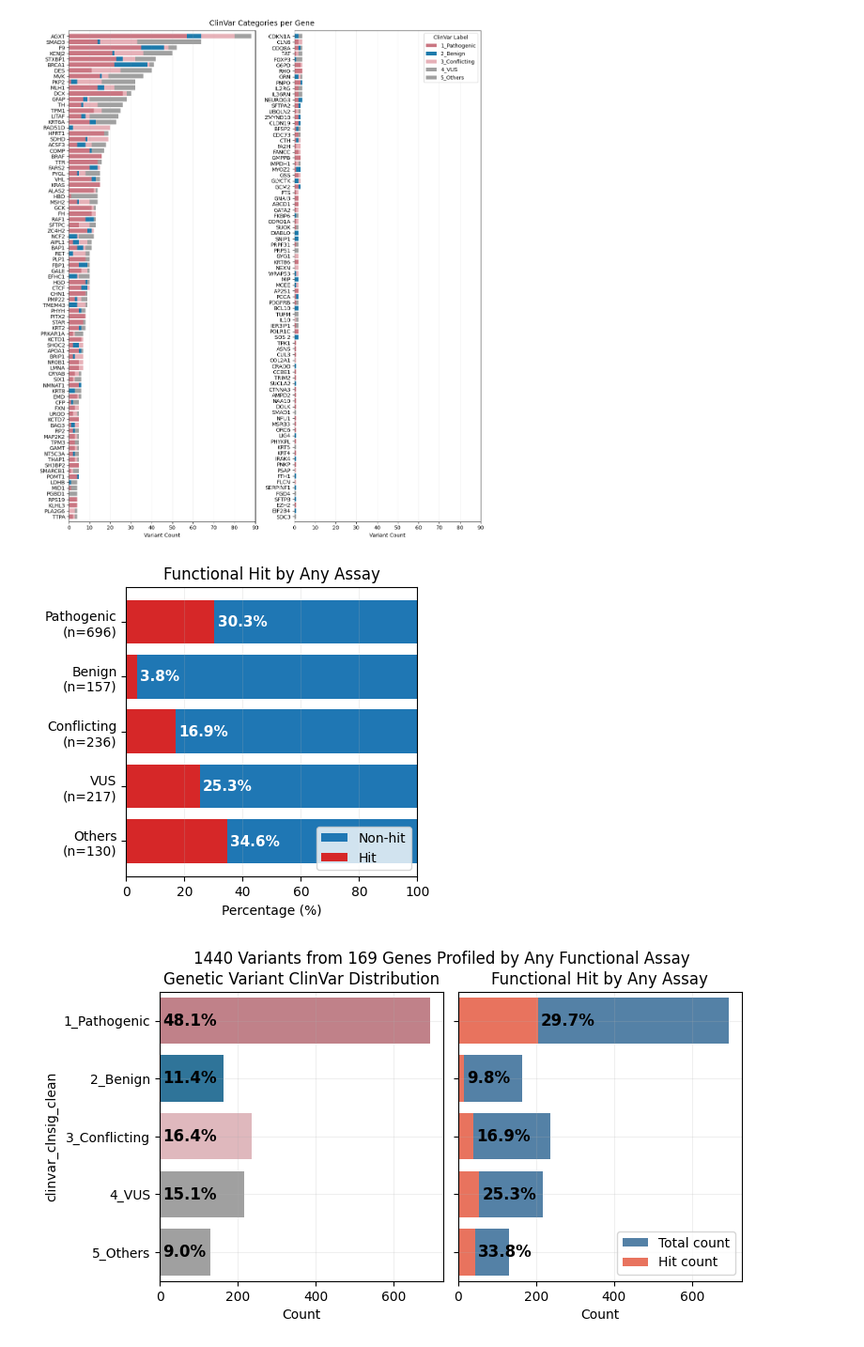
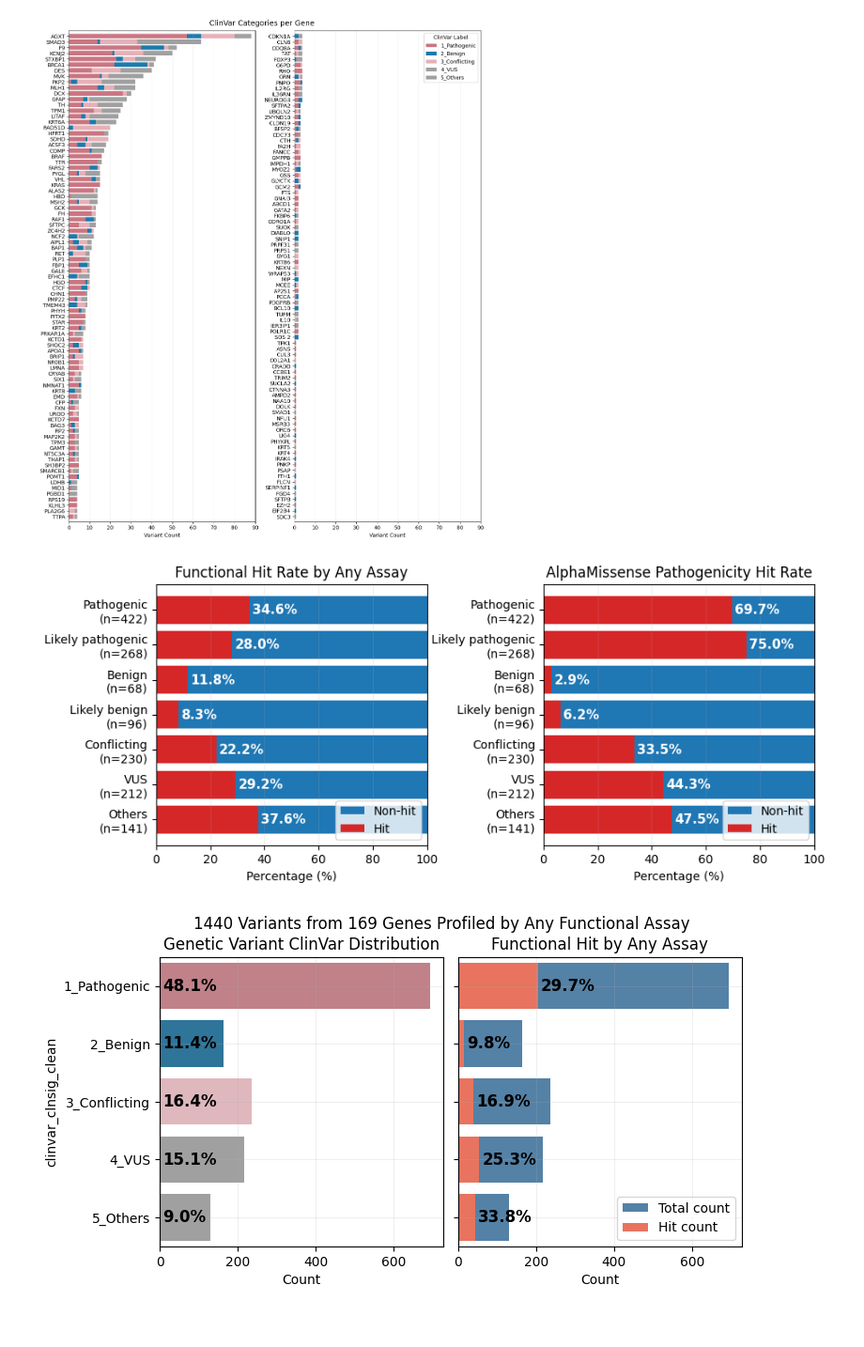
Before and after one commit to broadinstitute/2025_laval_submitted, a Jupyter notebook: 3_integrated_assay_results/2_analysis/0_all_assays_summary.ipynb, the cells around one changed output. Shown: that part at 94% size. Cells and saved outputs as stored; diff of their text form; code cells hidden in the pictures; blank space fills up the shorter version.

```diff
--- a/3_integrated_assay_results/2_analysis/0_all_assays_summary.ipynb
+++ b/3_integrated_assay_results/2_analysis/0_all_assays_summary.ipynb
@@ -1225,13 +1173,13 @@ Total variants: 30
 ### 3.1 Gene alleles profiled by ALL 3 assays
 # %%
 meta_cols = ["symbol", "gene_variant", "ensembl_gene_id", "spdi", "orf_id", "mut_id",
-             "nt_change", "aa_change", "clinvar_clnsig_clean", "gnomad_af", "StarStatus",
+             "nt_change", "aa_change", "clinvar_clnsig_clean", "clinvar_clnsig_clean_pp_strict", "gnomAD4.1_joint_AF", "StarStatus",
              "inheritance_pattern", "AlphaMissense_score", "AlphaMissense_rankscore", "AlphaMissense_pred",
              "ESM1b_score", "ESM1b_rankscore", "ESM1b_pred",
              "plddt_f32", "rsa_f32", "RSA_Category", "pLDDT_Category"]
 dualipa_cols = ["dualipa_abun_score", "dualipa_abun_change", "dualipa_abun_chg_dir"]
 img_cols = ["AUROC_Mean_GFP", "Altered_95th_perc_both_batches_GFP"] ## "AUROC_Mean_DNA", "Altered_95th_perc_both_batches_DNA"
-ppi_cols = ["ppi_score_final_euclidean", "ppi_hit"]
+ppi_cols = ["normalized_euclid_distance_normalized", "ppi_hit"]
 
 al_dual_img_ppi_key_cols = al_dual_img_ppi.select(
     pl.col(meta_cols + dualipa_cols + img_cols + ppi_cols)
@@ -1444,10 +1389,33 @@ alleles_prof_one_assay = alleles_prof_one_assay.with_columns(
 #     print(f"{row['clinvar_clnsig_clean']}: {row['len']} variants ({row['percentage']}%)")
 # print(f"\nTotal variants: {total_count}")
 # %%
-plot_assay_hit_by_category_perc(alleles_prof_one_assay, "any_assay_hit", "clinvar_clnsig_clean", f"Functional Hit by Any Assay")
+fig, axes = plt.subplots(1,2,figsize=(10,4))
+df = alleles_prof_one_assay.unique("gene_variant").to_pandas()
+df["AlphaMissense_score"] = df["AlphaMissense_score"].replace(".",np.nan).astype(float)
+df["AlphaMissense_pred_call"] = df["AlphaMissense_pred"].astype(str).apply(lambda x : True if "P" in x else False)
+
+plot_assay_hit_by_category_perc(alleles_prof_one_assay.with_columns(
+        pl.col("clinvar_clnsig_clean_pp_strict")
+            .cast(pl.Enum(clinvar_order_dict["original"]))
+    ).sort("clinvar_clnsig_clean_pp_strict"),
+                                "any_assay_hit", "clinvar_clnsig_clean_pp_strict",
+                                f"Functional Hit Rate by Any Assay",
+                                ax=axes[0]
+)
+plot_assay_hit_by_category_perc(
+    pl.DataFrame(df).with_columns(
+        pl.col("clinvar_clnsig_clean_pp_strict")
+            .cast(pl.Enum(clinvar_order_dict["original"]))
+    ).sort("clinvar_clnsig_clean_pp_strict"),
+    "AlphaMissense_pred_call",
+    "clinvar_clnsig_clean_pp_strict",
+    f"AlphaMissense Pathogenicity Hit Rate",
+    ax=axes[1]
+)
+plt.subplots_adjust(wspace=0.43)
 plt.show()
 # %% [output]
-[figure, old version]
+[figure, new version]
 # %%
 fig, axes = plt.subplots(1,2,figsize=(8,4),sharey=True)
 plot_cat_count_perc(
```
Also changed, not shown: parts of 12 cells of this notebook, 3 other files.
